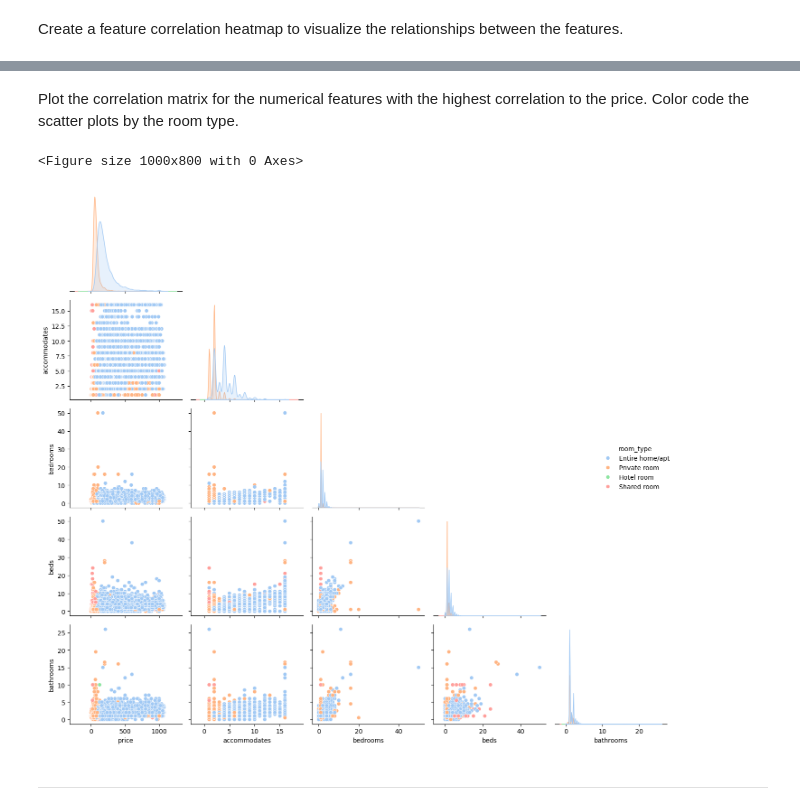
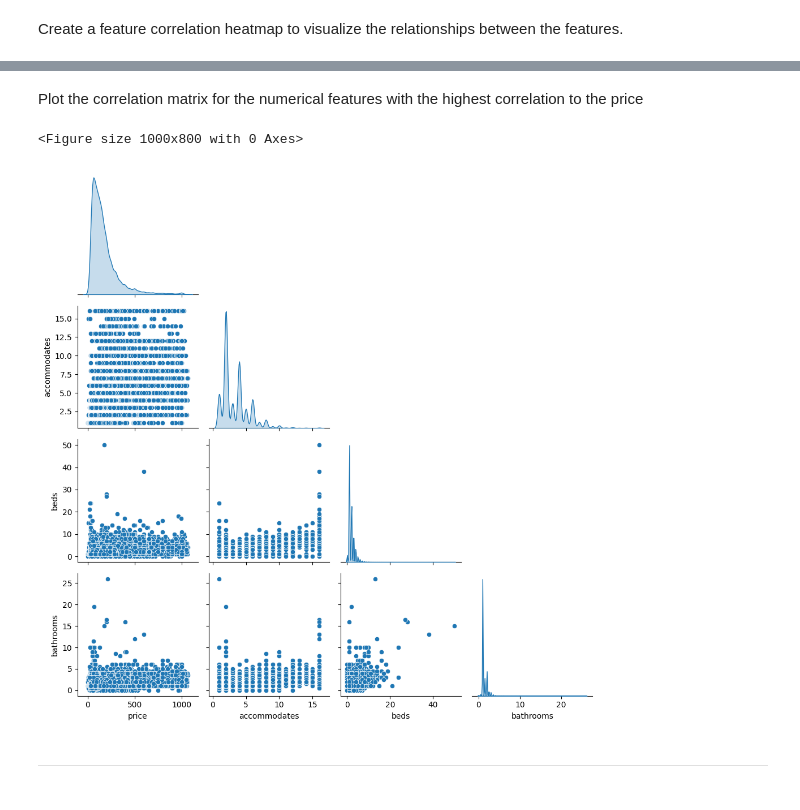
Before and after one commit to MunzurA/MachineLearningGroup24, a Jupyter notebook: data_analysis.ipynb, the cells around one changed output, grey strips where cells are left out. Cells and saved outputs as stored; diff of their text form; code cells hidden in the pictures.

Commit message:
final data cleaning

```diff
--- a/data_analysis.ipynb
+++ b/data_analysis.ipynb
@@ -13,7 +13,7 @@ COLORS = sns.color_palette('pastel')
 DPI = 300
 BBOX = 'tight'
 # %%
-df_clean = pd.read_csv("data/listings_cleaned.csv.gz", index_col=0, compression="gzip", parse_dates=['host_since', 'first_review', 'last_review'])
+df_clean = pd.read_csv("data/listings_cleaned.csv.gz", index_col=0, compression="gzip")
 df_og = pd.read_csv("data/listings.csv.gz", index_col=0, compression="gzip")
 og_price = df_og['price'].str.replace('$', '').str.replace(',', '').astype(float)
 # %% [markdown]
@@ -151,16 +135,16 @@ plt.show();
 # %% [markdown]
-Plot the correlation matrix for the numerical features with the highest correlation to the price. Color code the scatter plots by the room type.
+Plot the correlation matrix for the numerical features with the highest correlation to the price
 # %%
-data = df_clean[['price', 'accommodates', 'bedrooms', 'beds', 'bathrooms', 'room_type']]
+data = df_clean[['price', 'accommodates', 'beds', 'bathrooms']]
 plt.figure(figsize=(10, 8))
-sns.pairplot(data, hue='room_type', diag_kind='kde', palette=COLORS, corner=True)
+sns.pairplot(data, diag_kind='kde', palette=COLORS, corner=True)
 
 plt.tight_layout()
 plt.savefig('figures/analysis/pair_plot.png', dpi=DPI, bbox_inches=BBOX)
 plt.show();
 # %% [output]
 <Figure size 1000x800 with 0 Axes>
-[figure, old version]
+[figure, new version]
 # %% [markdown]
 ---
 # %% [markdown]
```
Also changed, not shown: parts of 7 cells of this notebook, 8 other files.
